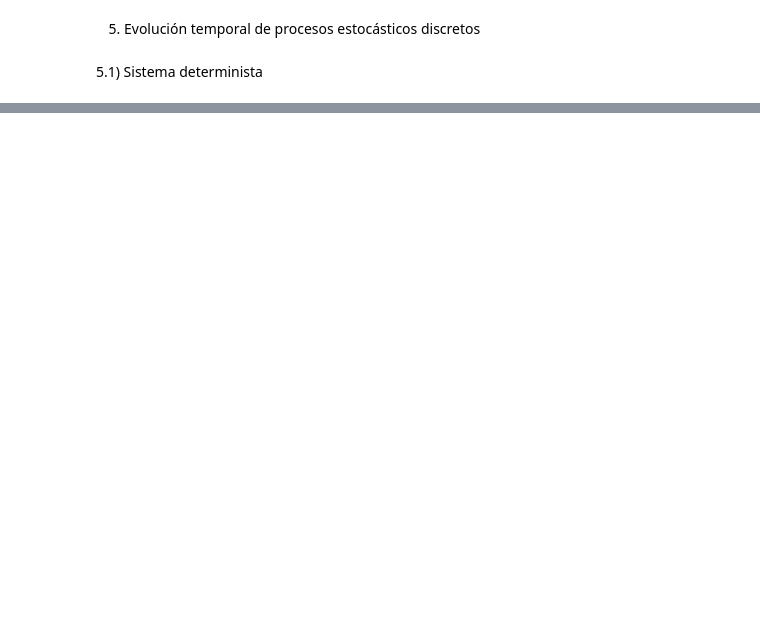
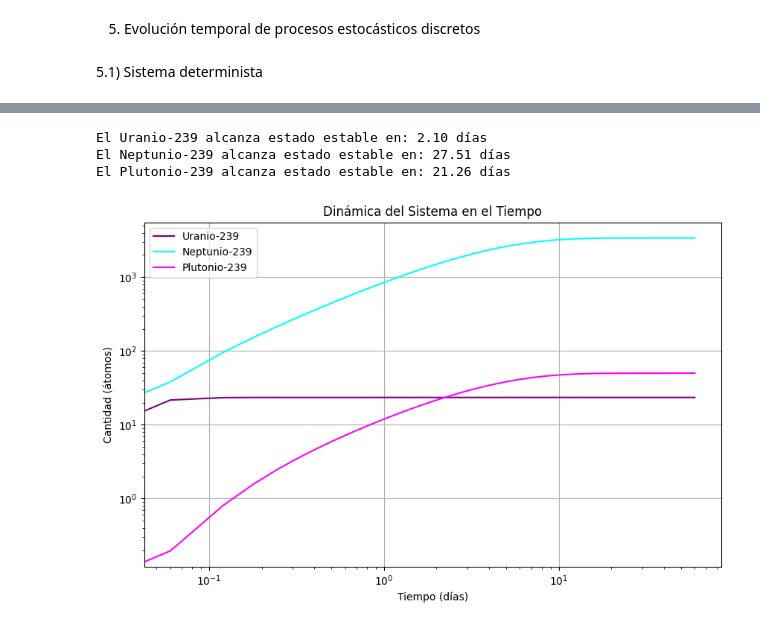
Before and after one commit to sarchilagomez1/MetodosComputacionales2-Fuentes-Archila, a Jupyter notebook: Taller5_fuentesarchila.ipynb, the cells around one changed output, grey strips where cells are left out. Drawn from its saved outputs; the diff is of its cells as text; code cells hidden in the pictures; blank space fills up the shorter version.

```diff
--- a/Taller5_fuentesarchila.ipynb
+++ b/Taller5_fuentesarchila.ipynb
@@ -388,0 +428,70 @@ plt.show()
+# %%
+import numpy as np
+from scipy.integrate import solve_ivp
+import matplotlib.pyplot as plt
+
+#Parámetros del sistema
+produccion_diaria_U = 1000
+tasa_extraccion_Pu = 20
+constante_decaimiento_U = np.log(2) / (23.4 / 1440)
+constante_decaimiento_Np = np.log(2) / 2.36
+
+#Defino sistema
+def modelo_sistema(tiempo, cantidades):
+    uranio, neptunio, plutonio = cantidades
+    dU = produccion_diaria_U - constante_decaimiento_U * uranio
+    dNp = constante_decaimiento_U * uranio - constante_decaimiento_Np * neptunio
+    dPu = constante_decaimiento_Np * neptunio - tasa_extraccion_Pu * plutonio
+    return [dU, dNp, dPu]
+
+# Condiciones iniciales
+condiciones_iniciales = [0, 0, 0]
+intervalo_tiempo = (0, 60)
+tiempo_simulado = np.linspace(0, 60, 1000)
+solucion = solve_ivp(modelo_sistema, intervalo_tiempo, condiciones_iniciales, t_eval=tiempo_simulado, method='RK45')
+tiempo = solucion.t
+solucion_U, solucion_Np, solucion_Pu = solucion.y
+
+#Gráfica
+plt.figure(figsize=(10, 6))
+plt.plot(tiempo, solucion_U, label="Uranio-239", color='purple')
+plt.plot(tiempo, solucion_Np, label="Neptunio-239", color='cyan')
+plt.plot(tiempo, solucion_Pu, label="Plutonio-239", color='magenta')
+plt.xlabel("Tiempo (días)")
+plt.ylabel("Cantidad (átomos)")
+plt.title("Dinámica del Sistema en el Tiempo")
+plt.legend()
+plt.grid(True)
+
+# Cálculo de los cambios entre pasos sucesivos
+cambio_U = np.abs(np.diff(solucion_U))
+cambio_Np = np.abs(np.diff(solucion_Np))
+cambio_Pu = np.abs(np.diff(solucion_Pu))
+
+# Definir tolerancia y encontrar el estado estable
+tolerancia_cambio = 1e-3
+estado_estable_uranio = np.where(cambio_U < tolerancia_cambio)[0][0] if np.any(cambio_U < tolerancia_cambio) else None
+estado_estable_neptunio = np.where(cambio_Np < tolerancia_cambio)[0][0] if np.any(cambio_Np < tolerancia_cambio) else None
+estado_estable_plutonio = np.where(cambio_Pu < tolerancia_cambio)[0][0] if np.any(cambio_Pu < tolerancia_cambio) else None
+
+if estado_estable_uranio is not None:
+    print(f"El Uranio-239 alcanza estado estable en: {tiempo[estado_estable_uranio]:.2f} días")
+else:
+    print("El Uranio-239 no alcanza estado estable.")
+if estado_estable_neptunio is not None:
+    print(f"El Neptunio-239 alcanza estado estable en: {tiempo[estado_estable_neptunio]:.2f} días")
+else:
+    print("El Neptunio-239 no alcanza estado estable.")
+if estado_estable_plutonio is not None:
+    print(f"El Plutonio-239 alcanza estado estable en: {tiempo[estado_estable_plutonio]:.2f} días")
+else:
+    print("El Plutonio-239 no alcanza estado estable.")
+
+plt.xscale("log")
+plt.yscale("log")
+plt.show()
+# %% [output]
+El Uranio-239 alcanza estado estable en: 2.10 días
+El Neptunio-239 alcanza estado estable en: 27.51 días
+El Plutonio-239 alcanza estado estable en: 21.26 días
+[figure, added]
```
Also changed, not shown: parts of 10 cells of this notebook, 1 other file.
